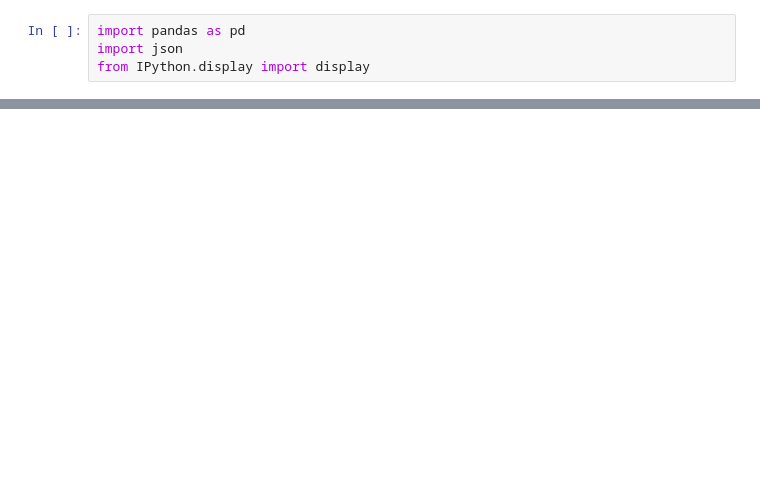
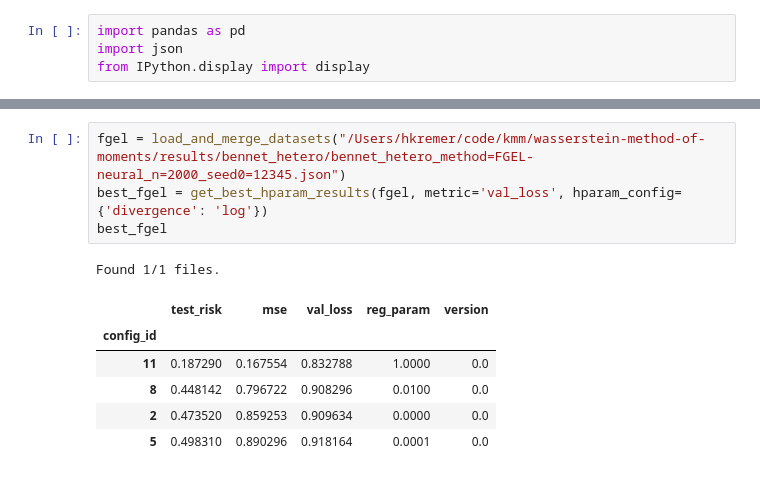
Before and after one commit to HeinerKremer/conditional-moment-restrictions, a Jupyter notebook: experiments/eval_data_pandas.ipynb, the cells around one changed output, grey strips where cells are left out. Saved outputs shown, nothing was run; the diff lists cells and outputs as text; blank space fills up the shorter version.

```diff
--- a/experiments/eval_data_pandas.ipynb
+++ b/experiments/eval_data_pandas.ipynb
@@ -100,0 +119,12 @@ dict_keys(['results_summarized', 'results'])
+# %%
+fgel = load_and_merge_datasets("/Users/hkremer/code/kmm/wasserstein-method-of-moments/results/bennet_hetero/bennet_hetero_method=FGEL-neural_n=2000_seed0=12345.json")
+best_fgel = get_best_hparam_results(fgel, metric='val_loss', hparam_config={'divergence': 'log'})
+best_fgel
+# %% [output]
+Found 1/1 files.
+|  | test_risk | mse | val_loss | reg_param | version |
+| config_id |  |  |  |  |  |
+| 11 | 0.187290 | 0.167554 | 0.832788 | 1.0000 | 0.0 |
+| 8 | 0.448142 | 0.796722 | 0.908296 | 0.0100 | 0.0 |
+| 2 | 0.473520 | 0.859253 | 0.909634 | 0.0000 | 0.0 |
+| 5 | 0.498310 | 0.890296 | 0.918164 | 0.0001 | 0.0 |
```
Also changed, not shown: parts of 13 cells of this notebook, 5 other files.
